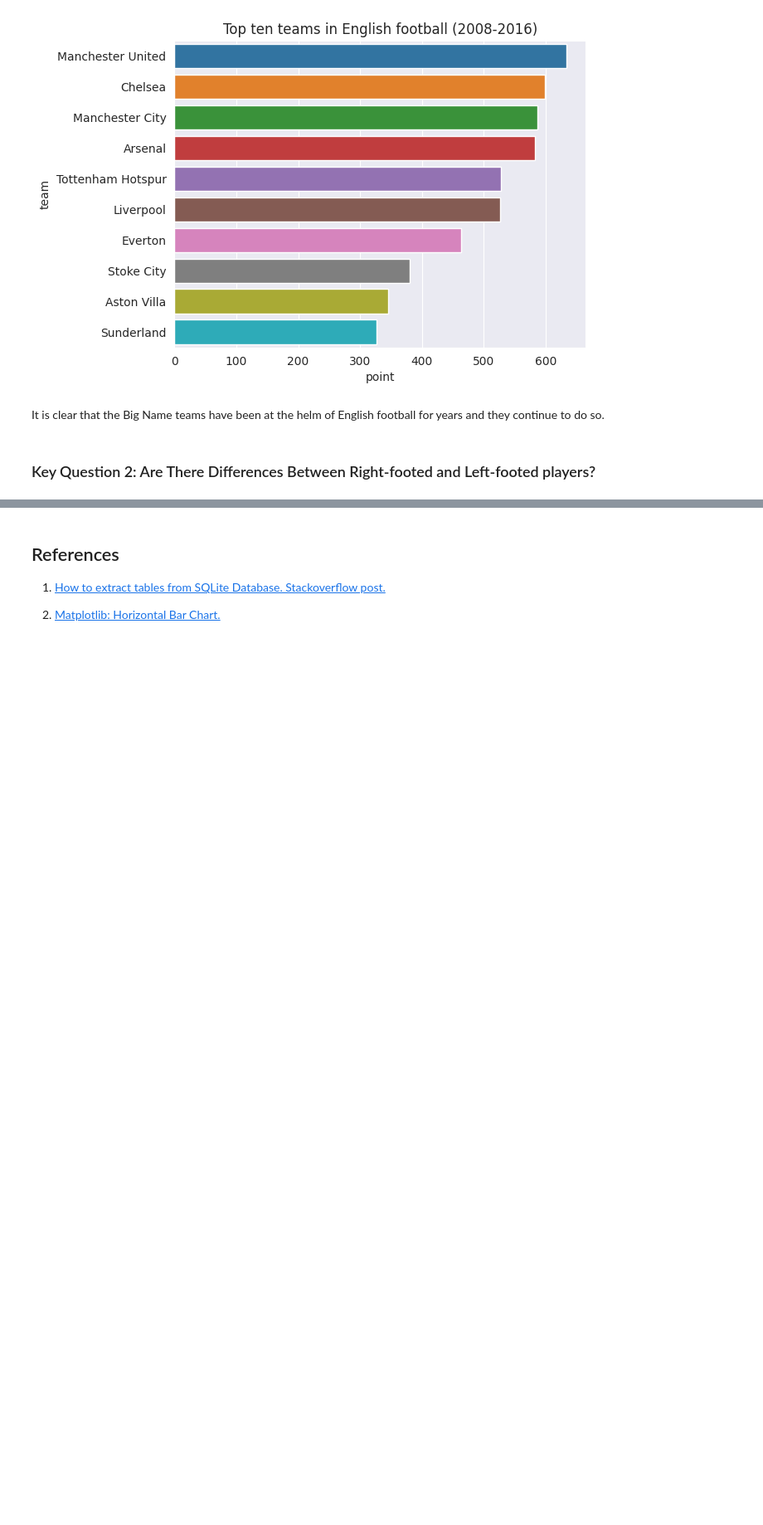
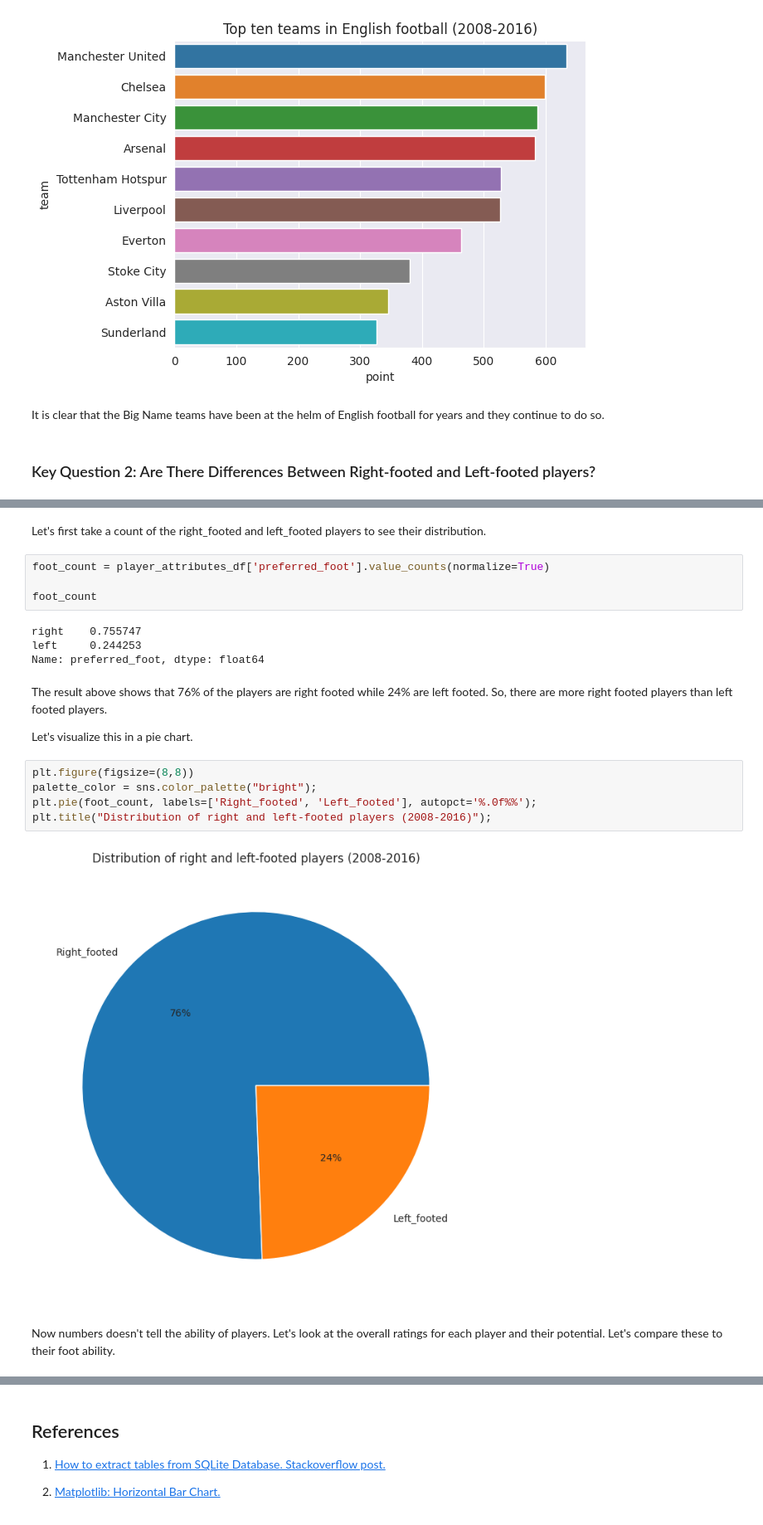
Before and after one commit to Emekadavid/european_soccer, a Jupyter notebook: notebook.ipynb, the cells around one changed output, grey strips where cells are left out. Shown at 83% size. Saved outputs shown, nothing was run; the diff lists cells and outputs as text; blank space fills up the shorter version.

```diff
--- a/notebook.ipynb
+++ b/notebook.ipynb
@@ -1794,0 +1807,23 @@ It is clear that the Big Name teams have been at the helm of English football fo
+# %% [markdown]
+Let's first take a count of the right_footed and left_footed players to see their distribution.
+# %%
+foot_count = player_attributes_df['preferred_foot'].value_counts(normalize=True)
+
+foot_count
+# %% [output]
+right    0.755747
+left     0.244253
+Name: preferred_foot, dtype: float64
+# %% [markdown]
+The result above shows that 76% of the players are right footed while 24% are left footed. So, there are more right footed players than left footed players.
+
+Let's visualize this in a pie chart.
+# %%
+plt.figure(figsize=(8,8))
+palette_color = sns.color_palette("bright");
+plt.pie(foot_count, labels=['Right_footed', 'Left_footed'], autopct='%.0f%%');
+plt.title("Distribution of right and left-footed players (2008-2016)");
+# %% [output]
+[figure, added]
+# %% [markdown]
+Now numbers doesn't tell the ability of players. Let's look at the overall ratings for each player and their potential. Let's compare these to their foot ability.
```
Also changed, not shown: parts of 38 cells of this notebook, 4 other files.
